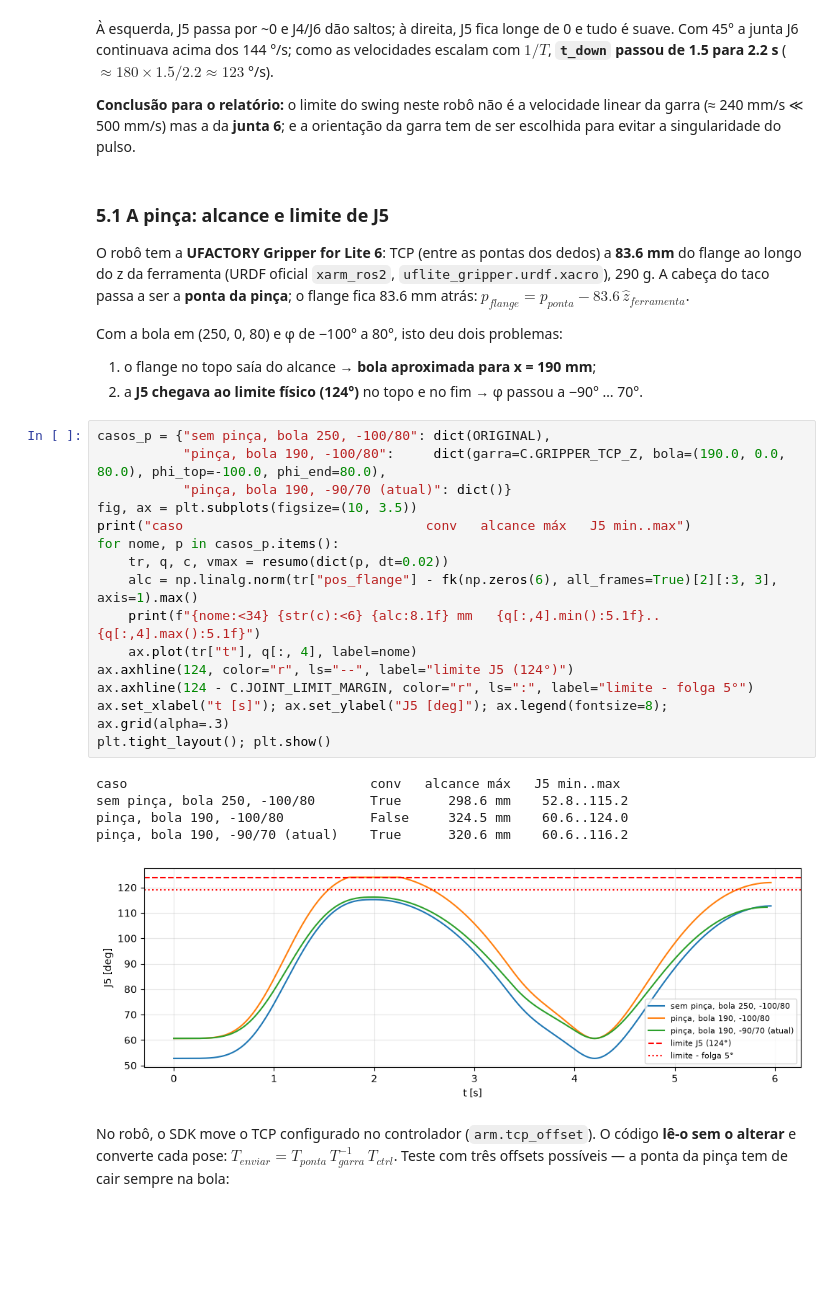
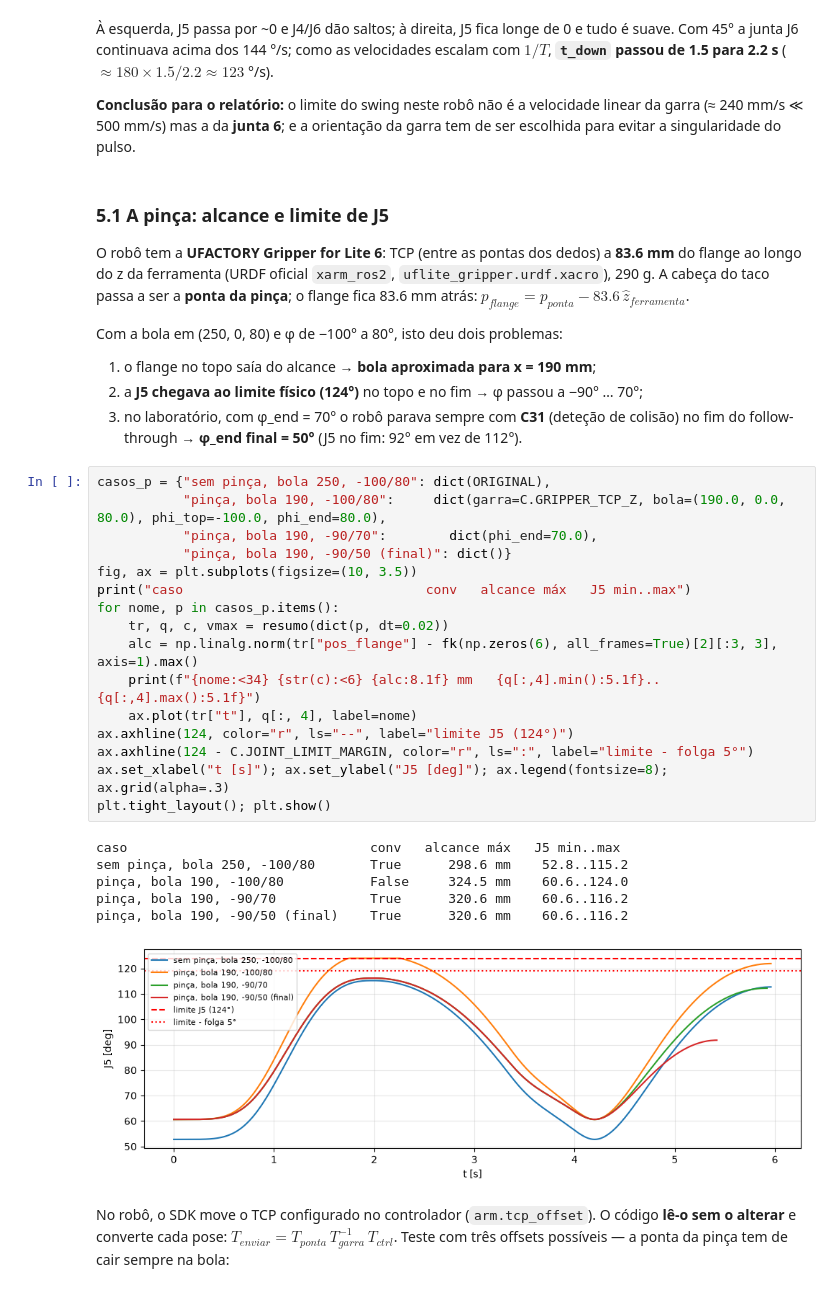
Before and after one commit to Zurcaf/Robotica26, a Jupyter notebook: Lab2/lab2.ipynb, the cells around one changed output. Drawn from its saved outputs; the diff is of its cells as text; blank space fills up the shorter version.

```diff
--- a/Lab2/lab2.ipynb
+++ b/Lab2/lab2.ipynb
@@ -475,28 +477,32 @@ $p_{flange} = p_{ponta} - 83.6\,\hat z_{ferramenta}$.
 Com a bola em (250, 0, 80) e φ de −100° a 80°, isto deu dois problemas:
 1. o flange no topo saía do alcance → **bola aproximada para x = 190 mm**;
 2. a **J5 chegava ao limite físico (124°)** no topo e no fim → φ passou a
-   −90° … 70°.
+   −90° … 70°;
+3. no laboratório, com φ_end = 70° o robô parava sempre com **C31** (deteção de
+   colisão) no fim do follow-through → **φ_end final = 50°** (J5 no fim: 92° em vez de 112°).
 # %%
 casos_p = {"sem pinça, bola 250, -100/80": dict(ORIGINAL),
            "pinça, bola 190, -100/80":     dict(garra=C.GRIPPER_TCP_Z, bola=(190.0, 0.0, 80.0), phi_top=-100.0, phi_end=80.0),
-           "pinça, bola 190, -90/70 (atual)": dict()}
+           "pinça, bola 190, -90/70":        dict(phi_end=70.0),
+           "pinça, bola 190, -90/50 (final)": dict()}
 fig, ax = plt.subplots(figsize=(10, 3.5))
 print("caso                               conv   alcance máx   J5 min..max")
 for nome, p in casos_p.items():
     tr, q, c, vmax = resumo(dict(p, dt=0.02))
     alc = np.linalg.norm(tr["pos_flange"] - fk(np.zeros(6), all_frames=True)[2][:3, 3], axis=1).max()
     print(f"{nome:<34} {str(c):<6} {alc:8.1f} mm   {q[:,4].min():5.1f}..{q[:,4].max():5.1f}")
     ax.plot(tr["t"], q[:, 4], label=nome)
 ax.axhline(124, color="r", ls="--", label="limite J5 (124°)")
 ax.axhline(124 - C.JOINT_LIMIT_MARGIN, color="r", ls=":", label="limite - folga 5°")
 ax.set_xlabel("t [s]"); ax.set_ylabel("J5 [deg]"); ax.legend(fontsize=8); ax.grid(alpha=.3)
 plt.tight_layout(); plt.show()
 # %% [output]
 caso                               conv   alcance máx   J5 min..max
 sem pinça, bola 250, -100/80       True      298.6 mm    52.8..115.2
 pinça, bola 190, -100/80           False     324.5 mm    60.6..124.0
-pinça, bola 190, -90/70 (atual)    True      320.6 mm    60.6..116.2
+pinça, bola 190, -90/70            True      320.6 mm    60.6..116.2
+pinça, bola 190, -90/50 (final)    True      320.6 mm    60.6..116.2
-[figure, old version]
+[figure, new version]
 # %% [markdown]
 No robô, o SDK move o TCP configurado no controlador (`arm.tcp_offset`). O
 código **lê-o sem o alterar** e converte cada pose:
```
Also changed, not shown: parts of 12 cells of this notebook, 21 other files.
